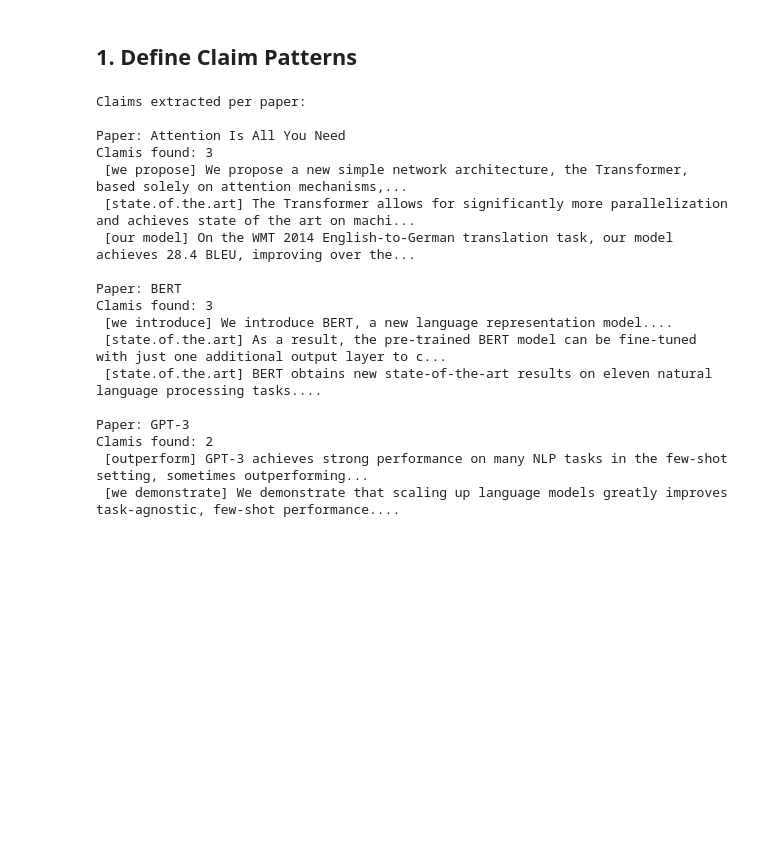
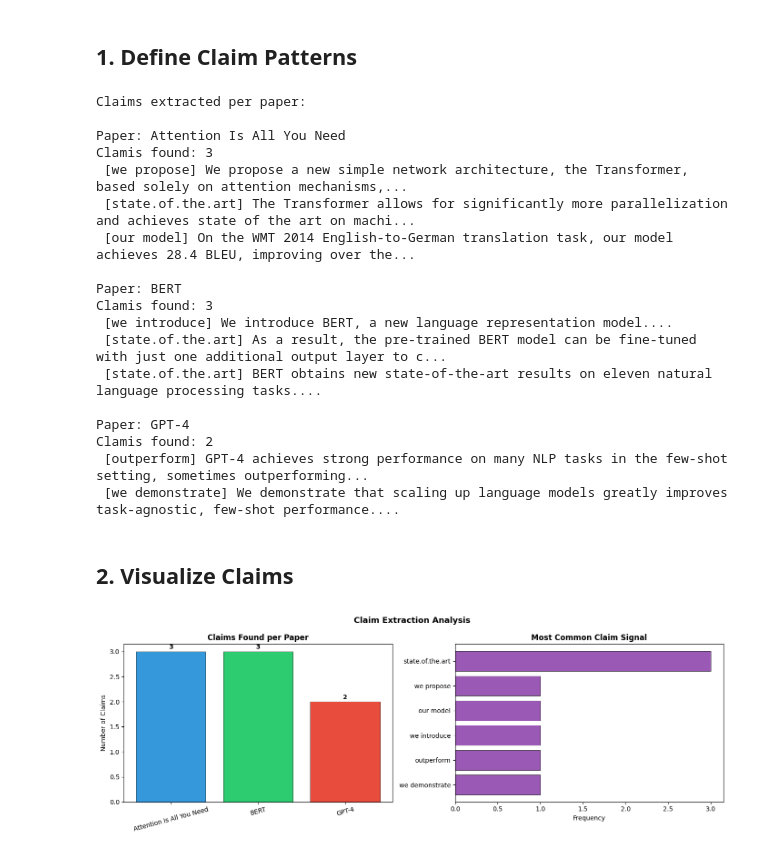
Before and after one commit to Honaxen/scientific-language-modeling, a Jupyter notebook: notebooks/04_claim_extraction.ipynb, the cells around one changed output. Drawn from its saved outputs; the diff is of its cells as text; code cells hidden in the pictures; blank space fills up the shorter version.

Commit message:
feat: add Visualize Claims

```diff
--- a/notebooks/04_claim_extraction.ipynb
+++ b/notebooks/04_claim_extraction.ipynb
@@ -82,8 +82,8 @@ papers = [
         "abstract": "We introduce BERT, a new language representation model. BERT is designed to pre-train deep bidirectional representations from unlabeled text by jointly conditioning on both left and right context in all layers. As a result, the pre-trained BERT model can be fine-tuned with just one additional output layer to create state-of-the-art models for a wide range of tasks. BERT obtains new state-of-the-art results on eleven natural language processing tasks."
     },
     {
-        "title": "GPT-3",
-        "abstract": "We train GPT-3, an autoregressive language model with 175 billion parameters. GPT-3 achieves strong performance on many NLP tasks in the few-shot setting, sometimes outperforming state-of-the-art fine-tuned models. We demonstrate that scaling up language models greatly improves task-agnostic, few-shot performance."
+        "title": "GPT-4",
+        "abstract": "We train GPT-4, an autoregressive language model with 175 billion parameters. GPT-4 achieves strong performance on many NLP tasks in the few-shot setting, sometimes outperforming state-of-the-art fine-tuned models. We demonstrate that scaling up language models greatly improves task-agnostic, few-shot performance."
     },
 ]
 
@@ -114,7 +114,39 @@ Clamis found: 3
  [state.of.the.art] As a result, the pre-trained BERT model can be fine-tuned with just one additional output layer to c...
  [state.of.the.art] BERT obtains new state-of-the-art results on eleven natural language processing tasks....
 
-Paper: GPT-3
+Paper: GPT-4
 Clamis found: 2
- [outperform] GPT-3 achieves strong performance on many NLP tasks in the few-shot setting, sometimes outperforming...
+ [outperform] GPT-4 achieves strong performance on many NLP tasks in the few-shot setting, sometimes outperforming...
  [we demonstrate] We demonstrate that scaling up language models greatly improves task-agnostic, few-shot performance....
+# %% [markdown]
+## 2. Visualize Claims
+# %%
+df_claims = pd.DataFrame(all_results)
+
+fig, axes = plt.subplots(1, 2, figsize=(14, 5))
+
+# Chart 1 - Claims per paper
+claims_per_paper = df_claims.groupby("paper")["sentence"].count()
+bars = axes[0].bar(claims_per_paper.index, claims_per_paper.values,
+                  color=["#3498db", "#2ecc71", "#e74c3c"],
+                  edgecolor="black", linewidth=0.5)
+axes[0].set_title("Claims Found per Paper", fontsize=12, fontweight="bold")
+axes[0].set_ylabel("Number of Claims")
+axes[0].tick_params(axis="x", rotation=15)
+for bar, val in zip(bars, claims_per_paper.values):
+    axes[0].text(bar.get_x() + bar.get_width()/2, bar.get_height() + 0.05,
+                str(val), ha="center", fontweight="bold")
+
+# Chart 2 - Most common signal words
+signal_counts = df_claims["signal"].value_counts()
+axes[1].barh(signal_counts.index[::-1], signal_counts.values[::-1],
+            color="#9b59b6", edgecolor="black", linewidth=0.5)
+axes[1].set_title("Most Common Claim Signal", fontsize=12, fontweight="bold")
+axes[1].set_xlabel("Frequency")
+
+plt.suptitle("Claim Extraction Analysis", fontsize=13, fontweight="bold")
+plt.tight_layout()
+plt.savefig("claim_extraction.png", dpi=300)
+plt.show()
+# %% [output]
+[figure, added]
```
